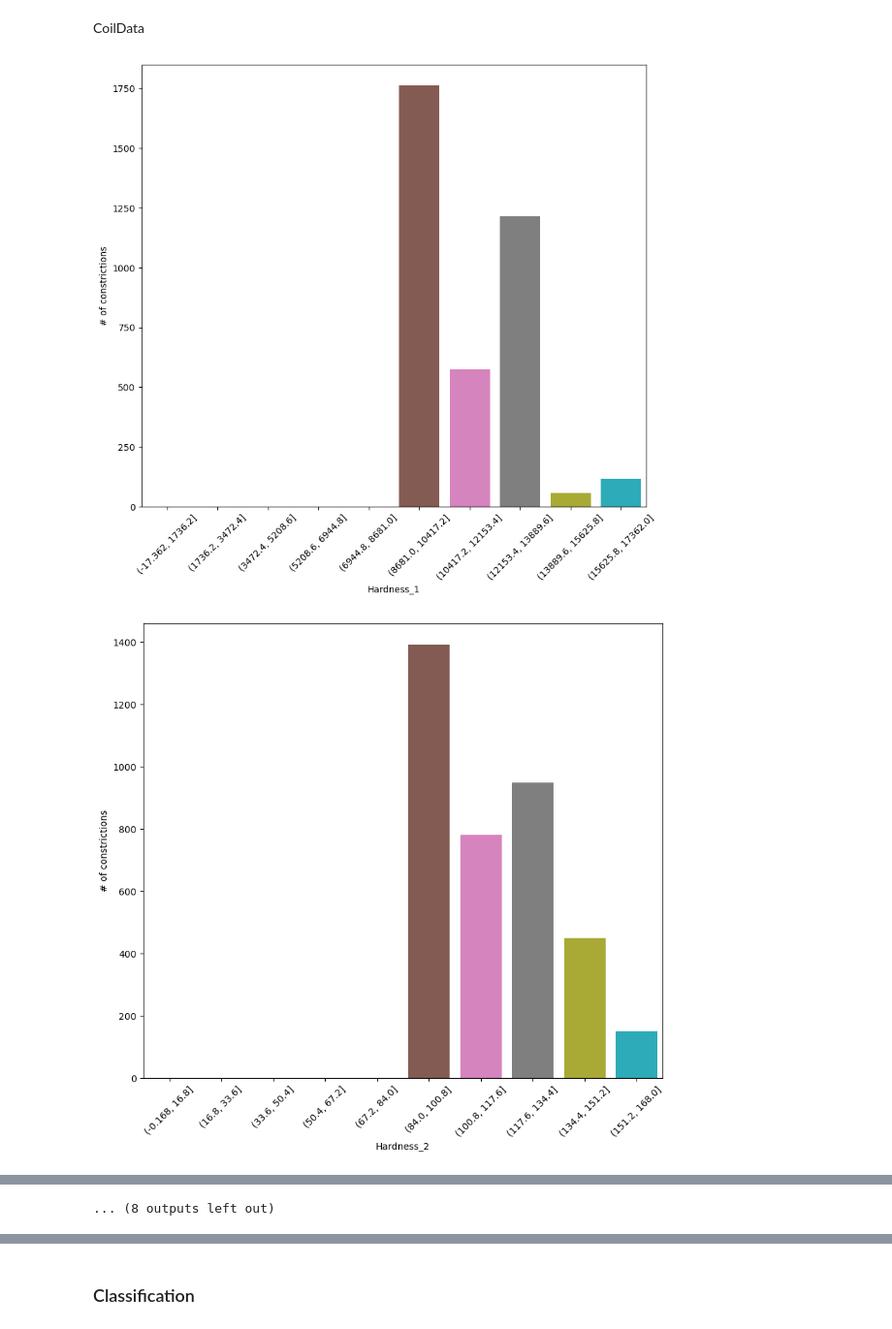
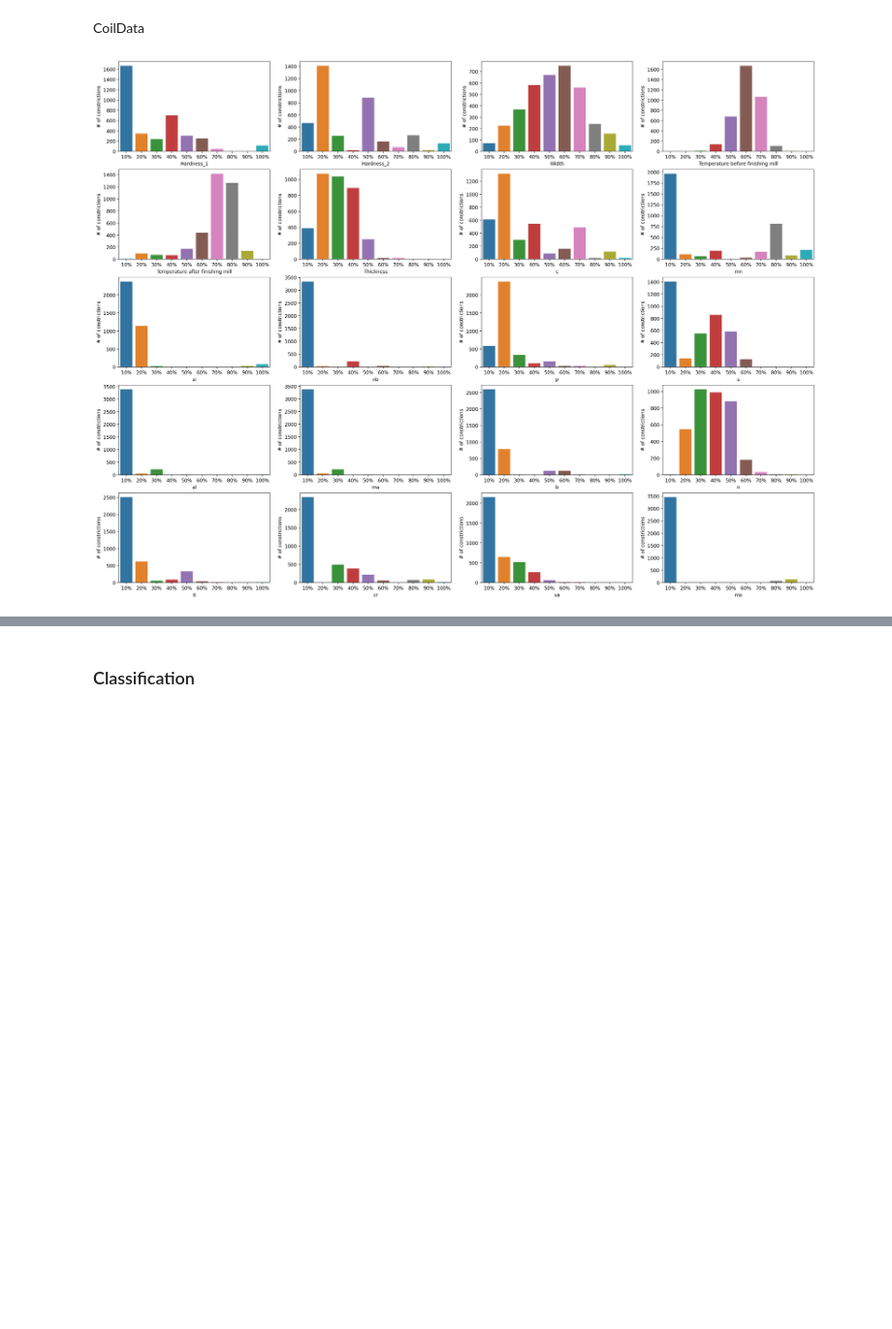
Before and after one commit to HavvaEb/ArcelorMittal_project, a Jupyter notebook: Classification.ipynb, the cells around one changed output, grey strips where cells are left out. Shown: that part at 97% size. Drawn from its saved outputs; the diff is of its cells as text; code cells hidden in the pictures; blank space fills up the shorter version.

```diff
--- a/Classification.ipynb
+++ b/Classification.ipynb
@@ -24,7 +19,12 @@ def clean_data(CoilData):
     CoilData = CoilData.drop(CoilData[CoilData['constriction'] == -1].index)
     CoilData = CoilData.reset_index(drop=True)
     CoilData = CoilData.drop('Unnamed: 0',1)
+
+    #Remove zeros
+    CoilData = CoilData.loc[CoilData.Hardness_1 * CoilData.Hardness_2 * CoilData.Width * CoilData.Thickness * CoilData['Temperature before finishing mill'] * CoilData['Temperature after finishing mill'] != 0]
+
     return CoilData
+
 
 CoilData = clean_data(CoilData)
 CoilData
@@ -79,40 +60,42 @@ columns
 ##### Draw graphs for each feature
 # %% [markdown]
 CoilData
-# %%
-plotDf = CoilData[['c','constriction']]
-plotDf = plotDf.sort_values(by=['c'])
-
-plotDf['c'] = pd.cut(plotDf['c'],bins=10)
-plotDf = plotDf.groupby('c').constriction.sum()
-plotDf = pd.DataFrame(c)
-plotDf = plotDf.reset_index()
-
-plotDf['c'] = plotDf['c'].astype(str)
-plt.figure(figsize=(10,9),dpi=100)
-plt.xticks(rotation=45)
-
-sns.barplot(data=plotDf,x="c",y="constriction")
-plt.ylabel("# of constrictions")
 # %%
+fig, axs = plt.subplots(nrows=5,ncols=4,figsize=(26,20),dpi=200)
+i = 0
+j = 0
+
+labels = ["10%","20%","30%","40%","50%","60%","70%","80%","90%","100%"]
+total = CoilData.shape[0]
+
 for col in columns[2:]:
     try:
+        #Split in bins per feature & number of constrictions
         plotDf = CoilData[[col,'constriction']]
         plotDf = plotDf.sort_values(by=[col])
 
         plotDf[col] = pd.cut(plotDf[col],bins=10)
         plotDf = plotDf.groupby(col).constriction.sum()
         plotDf = pd.DataFrame(plotDf)
         plotDf = plotDf.reset_index()
 
+        plotDf['percentage'] = plotDf.apply(lambda x: x.constriction / total,axis=1)
         plotDf[col] = plotDf[col].astype(str)
-        plt.figure(figsize=(10,9),dpi=100)
-        plt.xticks(rotation=45)
 
-        sns.barplot(data=plotDf,x=col,y="constriction")
-        plt.ylabel("# of constrictions")
+        #Plot a barplot from the data
+        sns.barplot(data=plotDf,x=col,y="constriction",ax=axs[i][j])
+        #axs[i][j].set_ylim(0,0.1)
+
+        axs[i][j].set_ylabel("# of constrictions")
+        axs[i][j].set_xticklabels(labels)
+
+        j += 1
+        if(j % 4 == 0):
+            i += 1
+            j = 0
+
+
     except:
         continue
 # %% [output]
-[figure, old version]
+[figure, new version]
-[figure, removed]
@@ -129 +101,0 @@ for col in columns[2:]:
-... (8 outputs left out)
```
Also changed, not shown: parts of 13 cells of this notebook, 1 other file.
